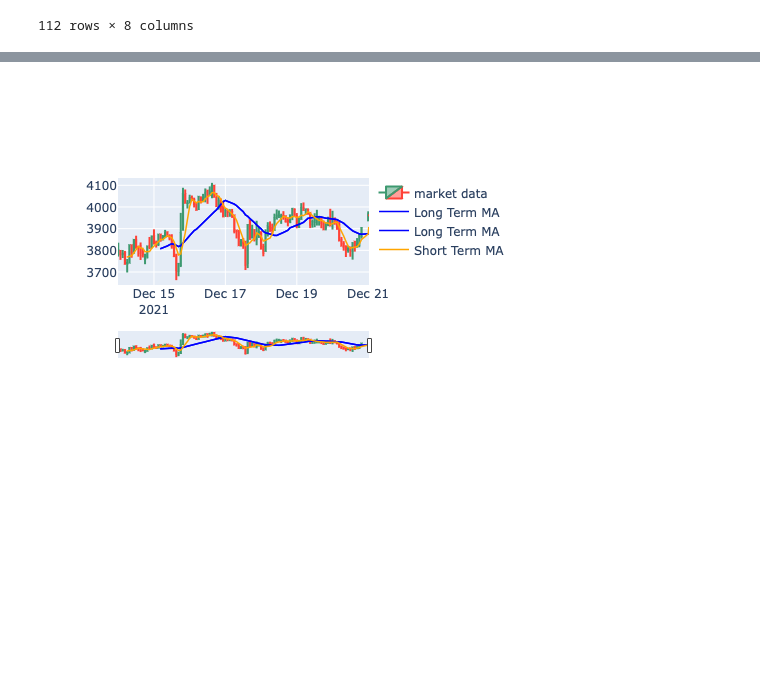
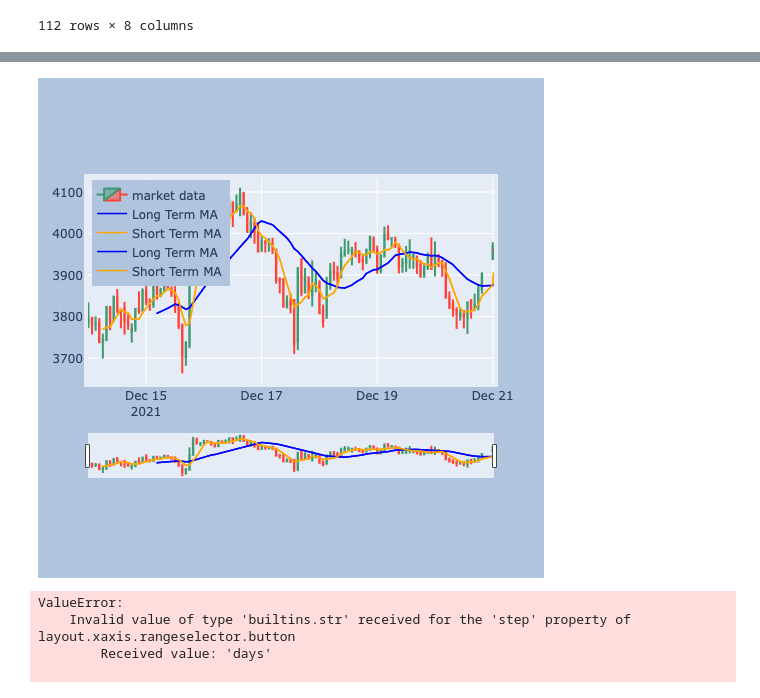
Before and after one commit to albertopuentes/small-side-projects, a Jupyter notebook: GoldenCross algo.ipynb, the cells around one changed output, grey strips where cells are left out. Cells and saved outputs as stored; diff of their text form; code cells hidden in the pictures; blank space fills up the shorter version.

```diff
--- a/GoldenCross algo.ipynb
+++ b/GoldenCross algo.ipynb
@@ -46,6 +46,20 @@ fig.add_trace(go.Candlestick(x=data.index,
              low=data['Low'],
              close=data['Close'], name='market data'))
 
+fig.update_layout(
+    autosize=False,
+    width=1000,
+    height=500,
+    margin=dict(
+        l=50,
+        r=50,
+        b=100,
+        t=100,
+        pad=4
+    ),
+    paper_bgcolor="LightSteelBlue",
+)
+
 #show
 fig.show()
 # %% [output]
@@ -53,6 +67,45 @@ fig.show()
 # %%
 #add moving avgs to chart
 fig.add_trace(go.Scatter(x=data.index, y=data['MA20'], line=dict(color='blue', width=1.5), name = 'Long Term MA'))
 fig.add_trace(go.Scatter(x=data.index, y=data['MA5'], line=dict(color='orange', width=1.5), name = 'Short Term MA'))
+
+# move legend
+fig.update_layout(
+    autosize=False,
+    width=1000,
+    height=500,
+    margin=dict(
+        l=50,
+        r=50,
+        b=100,
+        t=100,
+        pad=4
+    ),
+    legend=dict(
+    yanchor="top",
+    y=0.99,
+    xanchor="left",
+    x=0.01),
+    paper_bgcolor="LightSteelBlue",
+)
 # %% [output]
-[figure, old version]
+[figure, new version]
+# %%
+fig.update_xaxes(
+    rangeslider_visible=True,
+    rangeselector=dict(
+        buttons=list([
+            dict(count=3, label="3d", step="days", stepmode="backward"),
+            dict(count=5, label="5d", step="days", stepmode="backward"),
+            dict(count=7, label="WTD", step="days", stepmode="todate"),
+            dict(step="all")
+        ])
+    )
+)
+
+fig.show()
+# %% [output]
+ValueError:
+    Invalid value of type 'builtins.str' received for the 'step' property of layout.xaxis.rangeselector.button
+        Received value: 'days'
+
```
Also changed, not shown: parts of 1 cell of this notebook.
